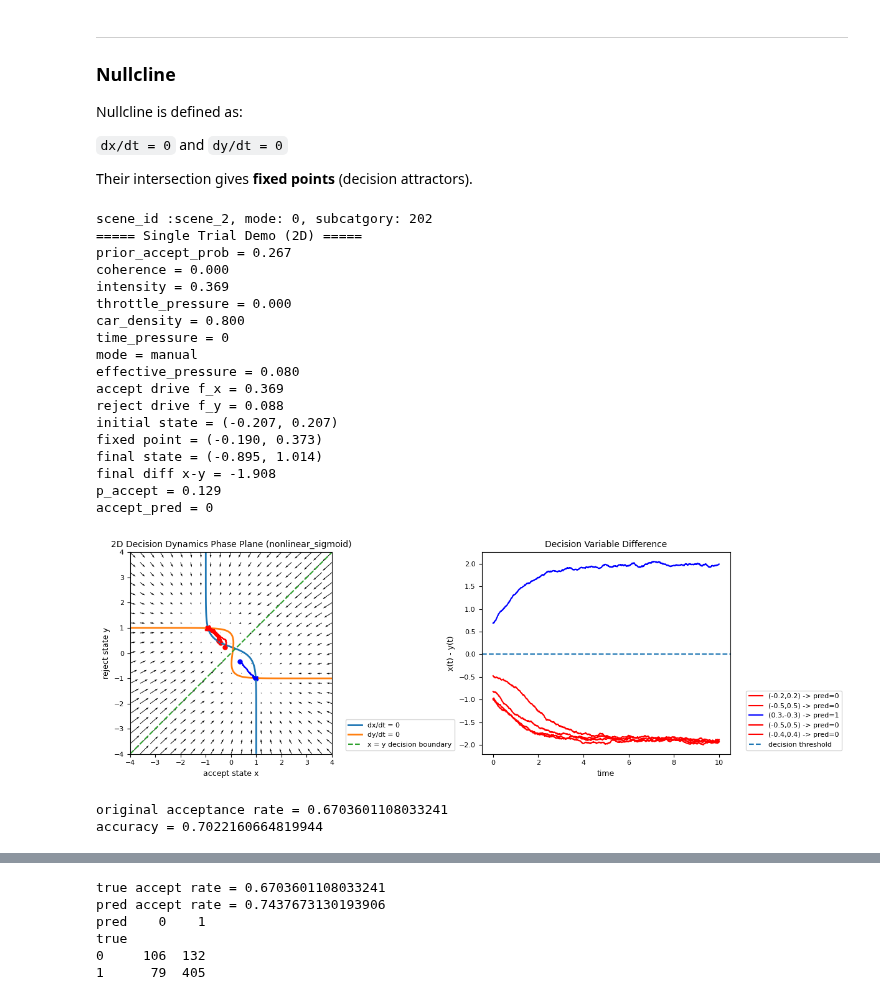
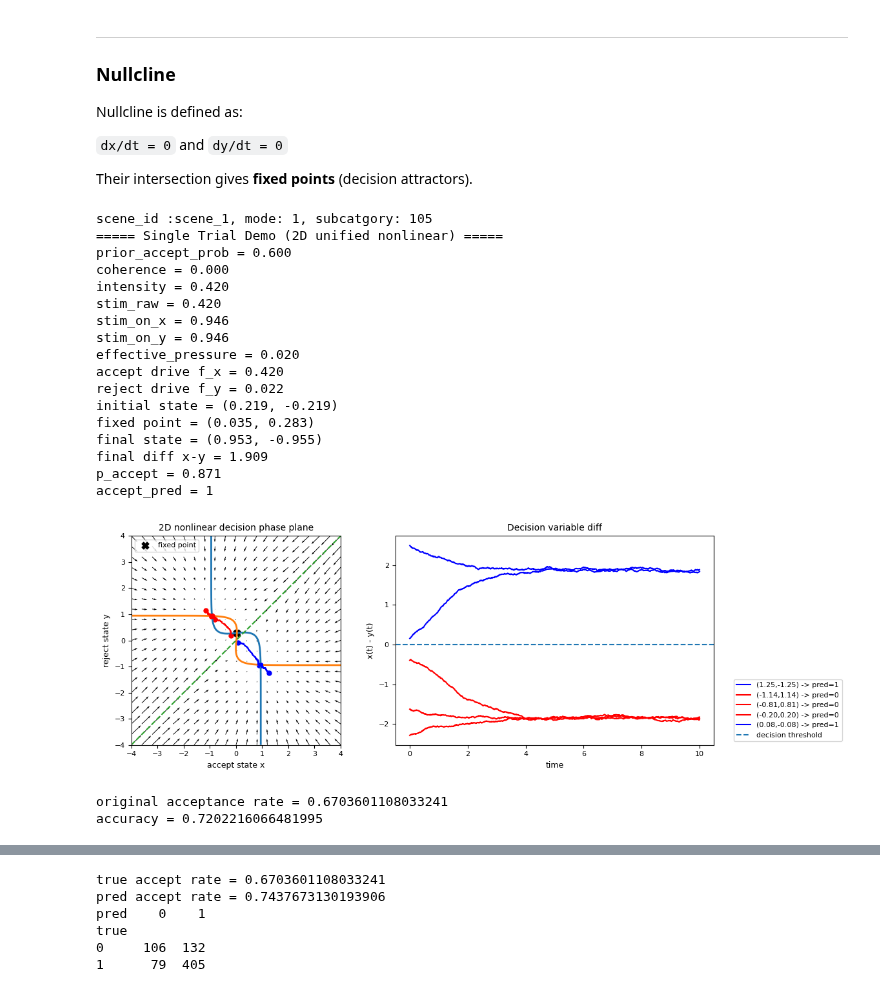
Before and after one commit to yxlin02/HCICarSim, a Jupyter notebook: DataAnalysis.ipynb, the cells around one changed output, grey strips where cells are left out. Drawn from its saved outputs; the diff is of its cells as text; code cells hidden in the pictures.

Commit message:
remodeling with gate variable

```diff
--- a/DataAnalysis.ipynb
+++ b/DataAnalysis.ipynb
@@ -1839,56 +1909,54 @@ Nullcline is defined as:
 
 Their intersection gives **fixed points** (decision attractors).
 # %%
-row = df_reaction.iloc[100]
+row = df_reaction.iloc[75]
 # row = dummy_row
 print(f"scene_id :{row['scene_id']}, mode: {row['mode']}, subcatgory: {row['recommendation_subcategory']}")
 
 demo = twoddynamics.run_single_trial_demo_2d(
     row,
     auto_pressure_reduction=0.05,
     density_pressure_gain=0.1,
     time_pressure_gain=0.25,
 
-    alpha_coherence=0.5,
-    alpha_intensity=1,
-    alpha_ci=0.8,
+    alpha_coherence=1.0,
+    alpha_intensity=1.0,
+    alpha_ci=0.5,
 
     beta_pressure=0.1,
     beta_density=0.1,
     beta_time_pressure=0.25,
 
-    k_init=1.0,
+    k_init=2.5,
     lam_x=1.0,
     lam_y=1.0,
     w_xy=1.5,
     w_yx=1.5,
     sigma_x=0.04,
     sigma_y=0.04,
     T=10.0,
     decision_threshold=0.0,
-
-    model="nonlinear_sigmoid",
+    symmetric_gate=True,
 )
 # %% [output]
-scene_id :scene_2, mode: 0, subcatgory: 202
-===== Single Trial Demo (2D) =====
-prior_accept_prob = 0.267
+scene_id :scene_1, mode: 1, subcatgory: 105
+===== Single Trial Demo (2D unified nonlinear) =====
+prior_accept_prob = 0.600
 coherence = 0.000
-intensity = 0.369
-throttle_pressure = 0.000
-car_density = 0.800
-time_pressure = 0
-mode = manual
-effective_pressure = 0.080
-accept drive f_x = 0.369
-reject drive f_y = 0.088
-initial state = (-0.207, 0.207)
-fixed point = (-0.190, 0.373)
-final state = (-0.895, 1.014)
-final diff x-y = -1.908
-p_accept = 0.129
-accept_pred = 0
+intensity = 0.420
+stim_raw = 0.420
+stim_on_x = 0.946
+stim_on_y = 0.946
+effective_pressure = 0.020
+accept drive f_x = 0.420
+reject drive f_y = 0.022
+initial state = (0.219, -0.219)
+fixed point = (0.035, 0.283)
+final state = (0.953, -0.955)
+final diff x-y = 1.909
+p_accept = 0.871
+accept_pred = 1
-[figure, old version]
+[figure, new version]
 # %%
 df_type_two = df_reaction[df_reaction["recommendation_category"] == 2]
 
@@ -1899,9 +1967,9 @@ df_sim = twoddynamics.simulate_dataframe_2d(
     density_pressure_gain=0.1,
     time_pressure_gain=0.25,
 
-    alpha_coherence=0.0,
-    alpha_intensity=0.5,
-    alpha_ci=1.5,
+    alpha_coherence=1.0,
+    alpha_intensity=1.0,
+    alpha_ci=0.5,
 
     beta_pressure=0.1,
     beta_density=0.1,
@@ -1910,14 +1978,13 @@ df_sim = twoddynamics.simulate_dataframe_2d(
     k_init=2.5,
     lam_x=1.5,
     lam_y=0.6,
-    w_xy=0.5,
+    w_xy=1.0,
     w_yx=1.0,
     sigma_x=0.04,
     sigma_y=0.04,
     T=10.0,
     decision_threshold=0.0,
-
-    model="nonlinear_sigmoid",
+    symmetric_gate=True,
 )
 # print(df_sim.head())
 
@@ -1927,6 +1994,6 @@ print("original acceptance rate =", valid["accept_true"].mean())
 print("accuracy =", acc)
 # %% [output]
 original acceptance rate = 0.6703601108033241
-accuracy = 0.7022160664819944
+accuracy = 0.7202216066481995
 # %%
 from scipy.optimize import differential_evolution
```
Also changed, not shown: parts of 13 cells of this notebook, 2 other files.
